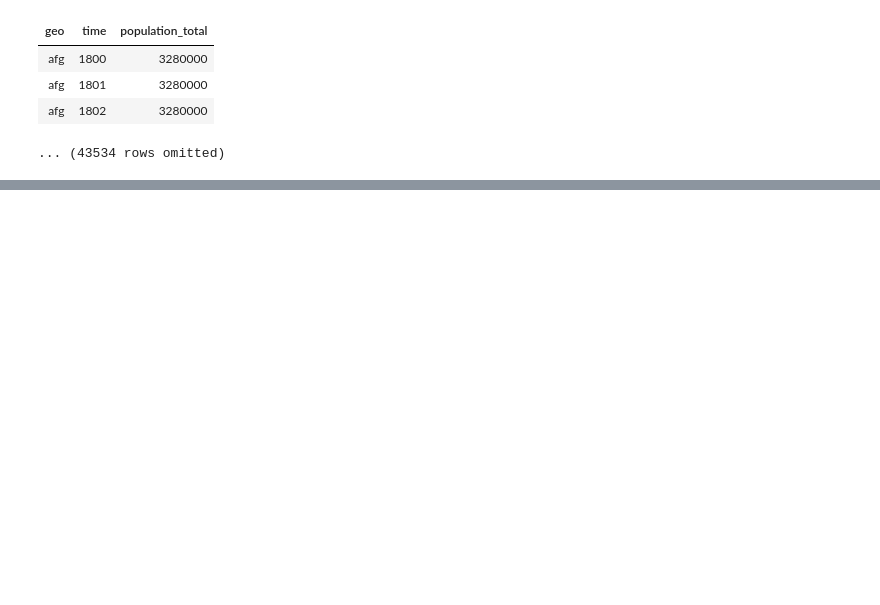
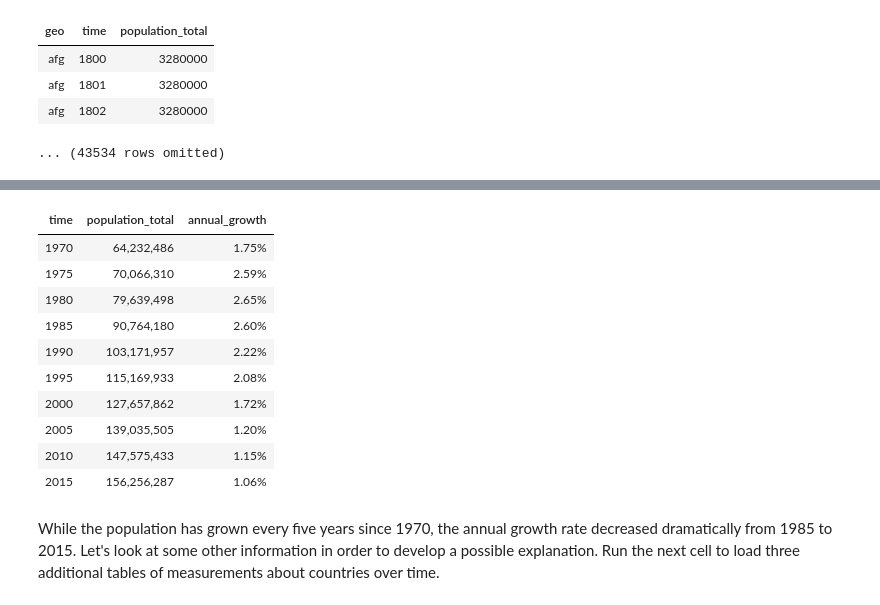
Before and after one commit to micahelinor/Data_Science, a Jupyter notebook: Projects/World_Progress/World_Progress.ipynb, the cells around one changed output, grey strips where cells are left out. Saved outputs shown, nothing was run; the diff lists cells and outputs as text; code cells hidden in the pictures; blank space fills up the shorter version.

```diff
--- a/Projects/World_Progress/World_Progress.ipynb
+++ b/Projects/World_Progress/World_Progress.ipynb
@@ -50,0 +61,4 @@ population.show(3)
+# %%
+bgd_pop = population.where("geo", are.equal_to("bgd")).select("time", "population_total")
+b_pop = bgd_pop.where("time", are.between_or_equal_to(1970,2020))
+b_pop
@@ -50,0 +80,6 @@ population.show(3)
+# %%
+b_pop.set_format('population_total', NumberFormatter)
+
+fives = np.arange(1970, 2021, 5) # 1970, 1975, 1980, ...
+b_five = b_pop.sort('time').where('time', are.contained_in(fives))
+b_five.show()
@@ -50,0 +109,21 @@ population.show(3)
+# %%
+initial = b_five.where("time", are.between_or_equal_to(1970,2015)).column("population_total")
+changed = b_five.where("time", are.between_or_equal_to(1975,2020)).column("population_total")
+
+b_1970_through_2015 = b_five.where('time', are.below_or_equal_to(2015))
+b_five_growth = b_1970_through_2015.with_column('annual_growth', (changed/initial)**0.2-1)
+b_five_growth.set_format('annual_growth', PercentFormatter)
+# %% [output]
+| time | population_total | annual_growth |
+| 1970 | 64,232,486 | 1.75% |
+| 1975 | 70,066,310 | 2.59% |
+| 1980 | 79,639,498 | 2.65% |
+| 1985 | 90,764,180 | 2.60% |
+| 1990 | 103,171,957 | 2.22% |
+| 1995 | 115,169,933 | 2.08% |
+| 2000 | 127,657,862 | 1.72% |
+| 2005 | 139,035,505 | 1.20% |
+| 2010 | 147,575,433 | 1.15% |
+| 2015 | 156,256,287 | 1.06% |
+# %% [markdown]
+While the population has grown every five years since 1970, the annual growth rate decreased dramatically from 1985 to 2015. Let's look at some other information in order to develop a possible explanation. Run the next cell to load three additional tables of measurements about countries over time.
```
Also changed, not shown: parts of 26 cells of this notebook.
